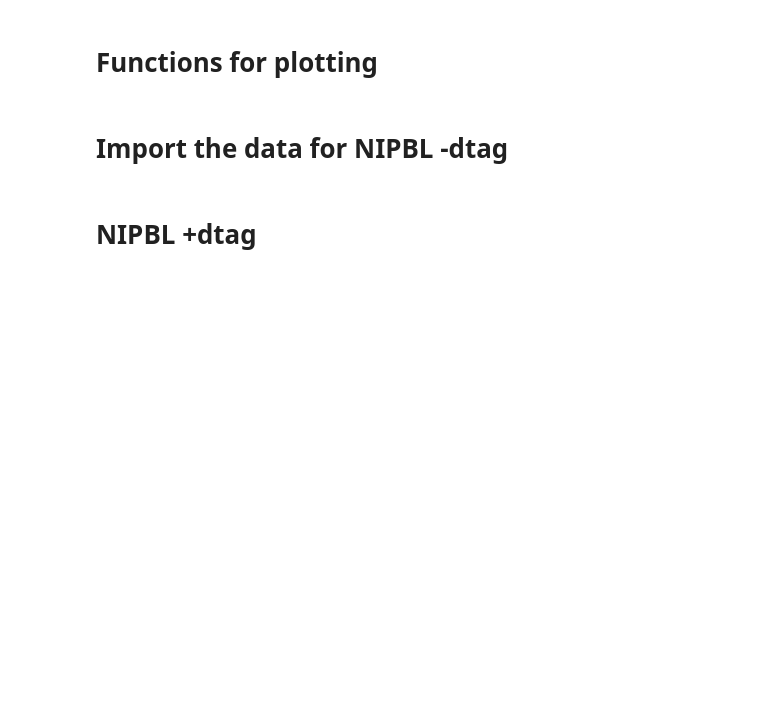
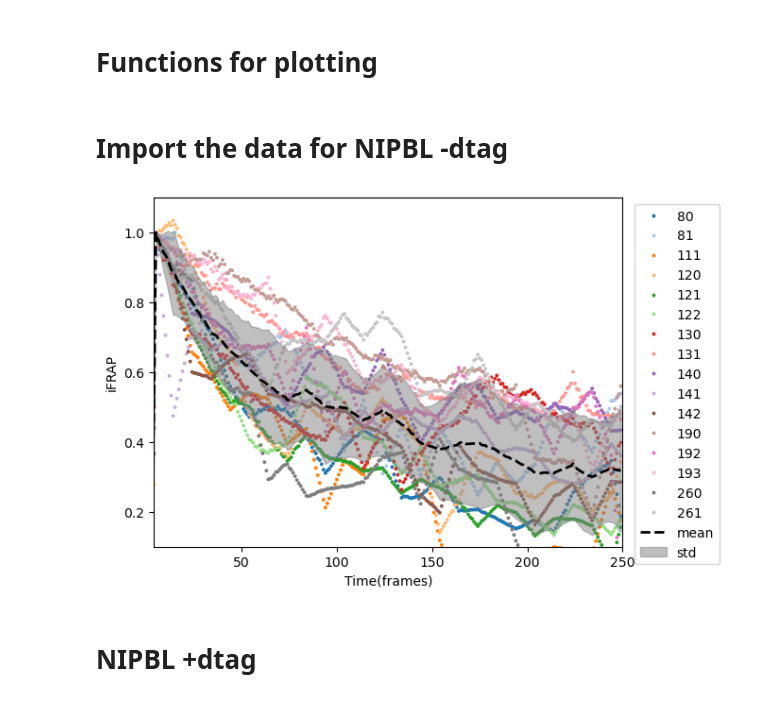
Before and after one commit to NessLfy/cohesin_residence_time, a Jupyter notebook: scratchpad/analyze_data.ipynb, the cells around one changed output. Cells and saved outputs as stored; diff of their text form; code cells hidden in the pictures; blank space fills up the shorter version.

Commit message:
add latest data + plots for fitting

```diff
--- a/scratchpad/analyze_data.ipynb
+++ b/scratchpad/analyze_data.ipynb
@@ -46,10 +52,12 @@ def plot_ifrap(df:pd.DataFrame,df_average:pd.DataFrame,df_sd:pd.DataFrame)->plt.
 # %% [markdown]
 # Import the data for NIPBL -dtag
 # %%
-df_nipbl,df_nipbl_average,df_nipbl_sd = perform_analysis(['NIPBL', 'nodtag'],[103,123,2,151,1,112,91,0,90,241,240,242,243,244,245])
+df_nipbl,df_nipbl_average,df_nipbl_sd = perform_analysis(['NIPBL', 'nodtag'],[123,143,2,0,191,132,1,110,82,290,291,292,293,294,295])
 a = plot_ifrap(df_nipbl,df_nipbl_average,df_nipbl_sd)
 plt.legend(loc='upper right',bbox_to_anchor=(1.22,1.0))
 plt.show()
+# %% [output]
+[figure, added]
 # %% [markdown]
 # NIPBL +dtag
 # %%
```
Also changed, not shown: parts of 16 cells of this notebook.
